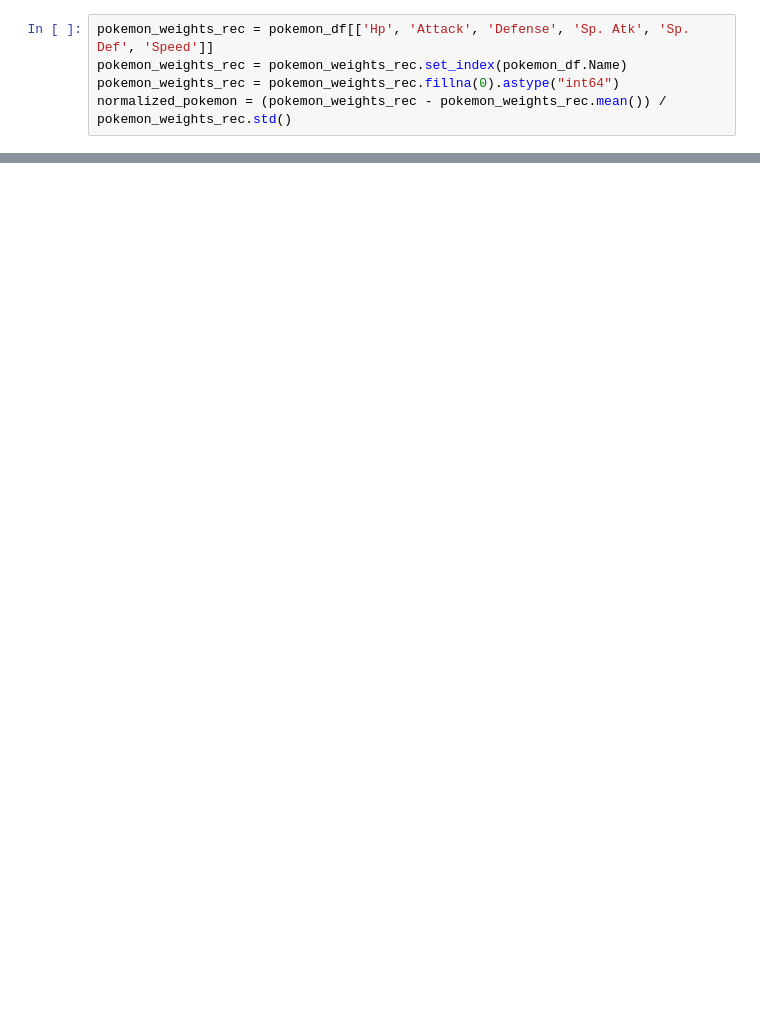
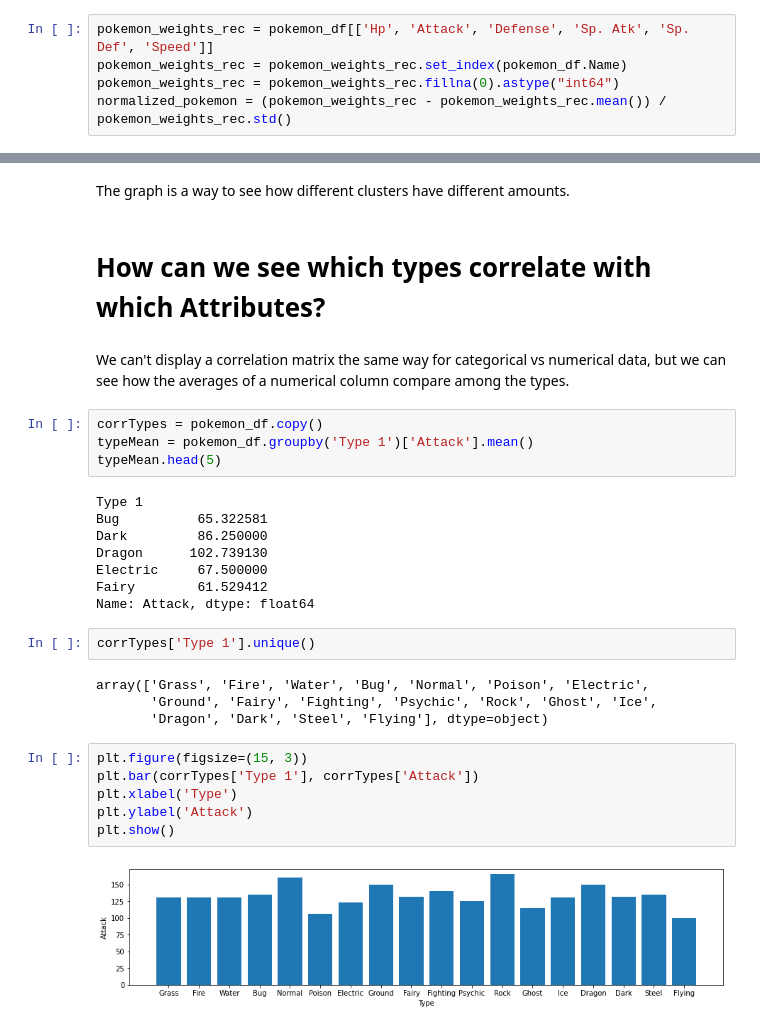
Before and after one commit to rjaggannagari/3654-Data-Science-Project, a Jupyter notebook: Project1.ipynb, the cells around one changed output, grey strips where cells are left out. Drawn from its saved outputs; the diff is of its cells as text; blank space fills up the shorter version.

```diff
--- a/Project1.ipynb
+++ b/Project1.ipynb
@@ -386,0 +373,32 @@ plt.show()
+# %% [markdown]
+The graph is a way to see how different clusters have different amounts.
+# %% [markdown]
+# How can we see which types correlate with which Attributes?
+# %% [markdown]
+We can't display a correlation matrix the same way for categorical vs numerical data, but we can see how the averages of a numerical column compare among the types.
+# %%
+corrTypes = pokemon_df.copy()
+typeMean = pokemon_df.groupby('Type 1')['Attack'].mean()
+typeMean.head(5)
+# %% [output]
+Type 1
+Bug          65.322581
+Dark         86.250000
+Dragon      102.739130
+Electric     67.500000
+Fairy        61.529412
+Name: Attack, dtype: float64
+# %%
+corrTypes['Type 1'].unique()
+# %% [output]
+array(['Grass', 'Fire', 'Water', 'Bug', 'Normal', 'Poison', 'Electric',
+       'Ground', 'Fairy', 'Fighting', 'Psychic', 'Rock', 'Ghost', 'Ice',
+       'Dragon', 'Dark', 'Steel', 'Flying'], dtype=object)
+# %%
+plt.figure(figsize=(15, 3))
+plt.bar(corrTypes['Type 1'], corrTypes['Attack'])
+plt.xlabel('Type')
+plt.ylabel('Attack')
+plt.show()
+# %% [output]
+[figure, added]
```
Also changed, not shown: parts of 59 cells of this notebook.
